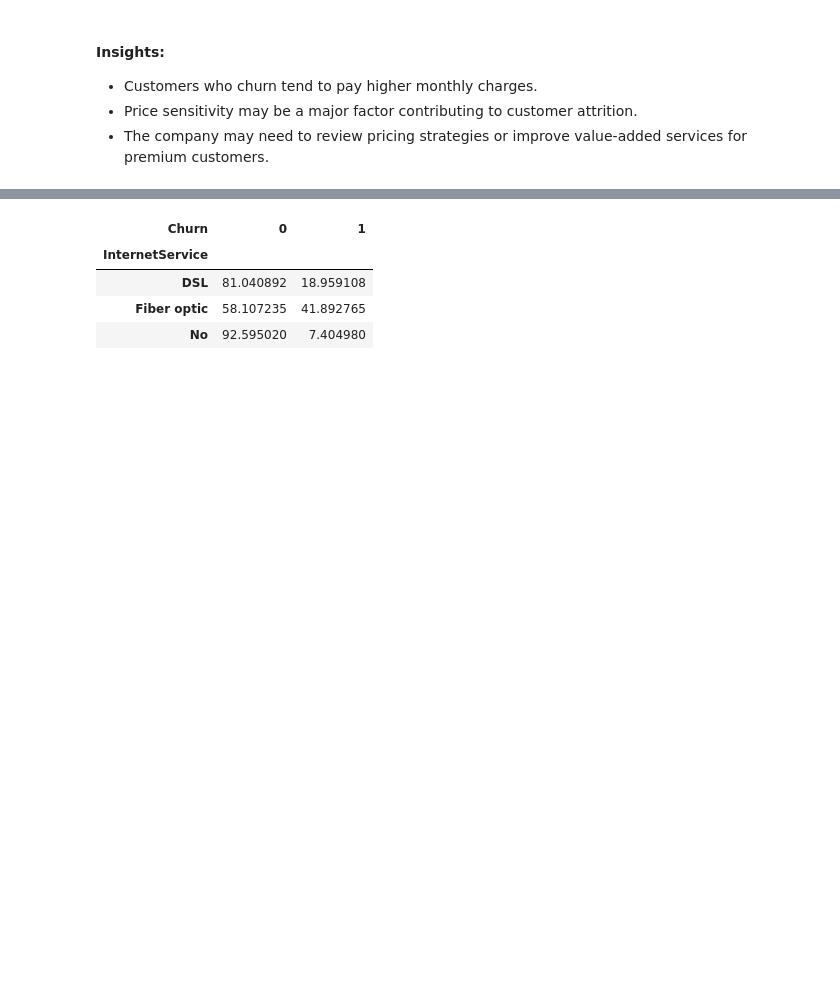
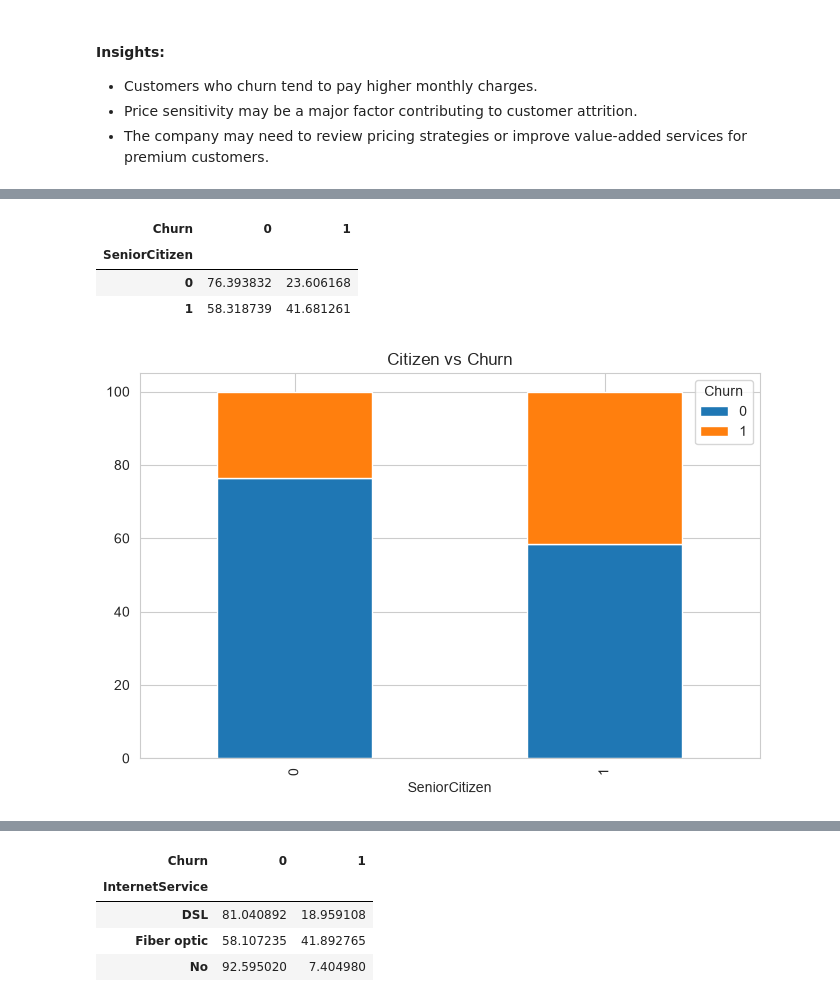
Before and after one commit to Abhilash0079/MachineLearningProjects, a Jupyter notebook: Customer_Churn_Prediction/notebooks/EDA.ipynb, the cells around one changed output, grey strips where cells are left out. Saved outputs shown, nothing was run; the diff lists cells and outputs as text; code cells hidden in the pictures; blank space fills up the shorter version.

Commit message:
Citizen Analysis Added.

```diff
--- a/Customer_Churn_Prediction/notebooks/EDA.ipynb
+++ b/Customer_Churn_Prediction/notebooks/EDA.ipynb
@@ -236,0 +241,24 @@ plt.show()
+# %%
+citizen_churn = pd.crosstab(
+    df['SeniorCitizen'],
+    df['Churn'],
+    normalize='index'
+)*100
+
+citizen_churn
+# %% [output]
+| Churn | 0 | 1 |
+| SeniorCitizen |  |  |
+| 0 | 76.393832 | 23.606168 |
+| 1 | 58.318739 | 41.681261 |
+# %%
+citizen_churn.plot(
+    kind='bar',
+    stacked=True,
+    figsize=(8,5)
+)
+
+plt.title("Citizen vs Churn")
+plt.show()
+# %% [output]
+[figure, added]
```
Also changed, not shown: parts of 6 cells of this notebook.
